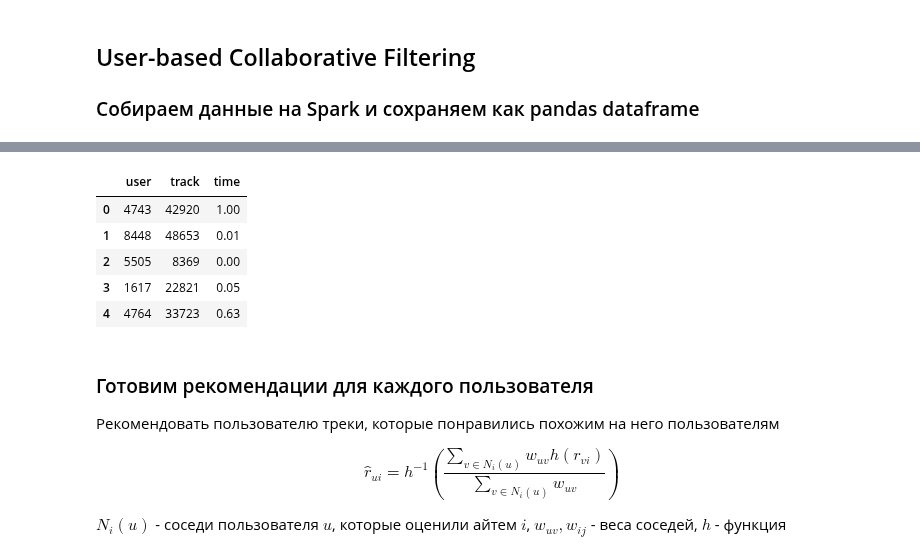
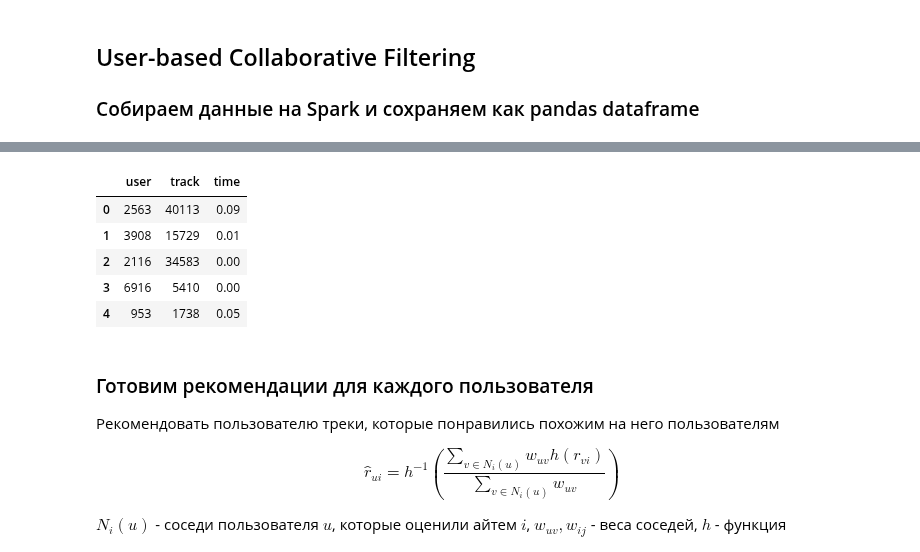
Before and after one commit to anokhin/recsys-course-spring-2026, a Jupyter notebook: jupyter-spark/Week3Seminar.ipynb, the cells around one changed output, grey strips where cells are left out. Saved outputs shown, nothing was run; the diff lists cells and outputs as text; code cells hidden in the pictures.

Commit message:
Update seminar 3

```diff
--- a/jupyter-spark/Week3Seminar.ipynb
+++ b/jupyter-spark/Week3Seminar.ipynb
@@ -14,20 +25,20 @@ spark
 # %%
 data = (
-    spark.read.json("/user/anokhin/week03/*/")
-        .select(spf.col("user"), spf.col("time"), spf.col("recommendation").cast("int").alias("track"))
+    spark.read.json("/user/anokhin/seminar-2/*/data.json")
+        .select(spf.col("user"), spf.col("time"), spf.col("track"))
         .filter(spf.col("track").isNotNull())
         .groupBy(["user", "track"])
         .agg(
             spf.avg("time").alias("time")
         )
 ).toPandas()
 
 data.head()
 # %% [output]
 |  | user | track | time |
-| 0 | 4743 | 42920 | 1.00 |
-| 1 | 8448 | 48653 | 0.01 |
-| 2 | 5505 | 8369 | 0.00 |
-| 3 | 1617 | 22821 | 0.05 |
-| 4 | 4764 | 33723 | 0.63 |
+| 0 | 2563 | 40113 | 0.09 |
+| 1 | 3908 | 15729 | 0.01 |
+| 2 | 2116 | 34583 | 0.00 |
+| 3 | 6916 | 5410 | 0.00 |
+| 4 | 953 | 1738 | 0.05 |
 # %%
```
Also changed, not shown: parts of 13 cells of this notebook, 7 other files.
